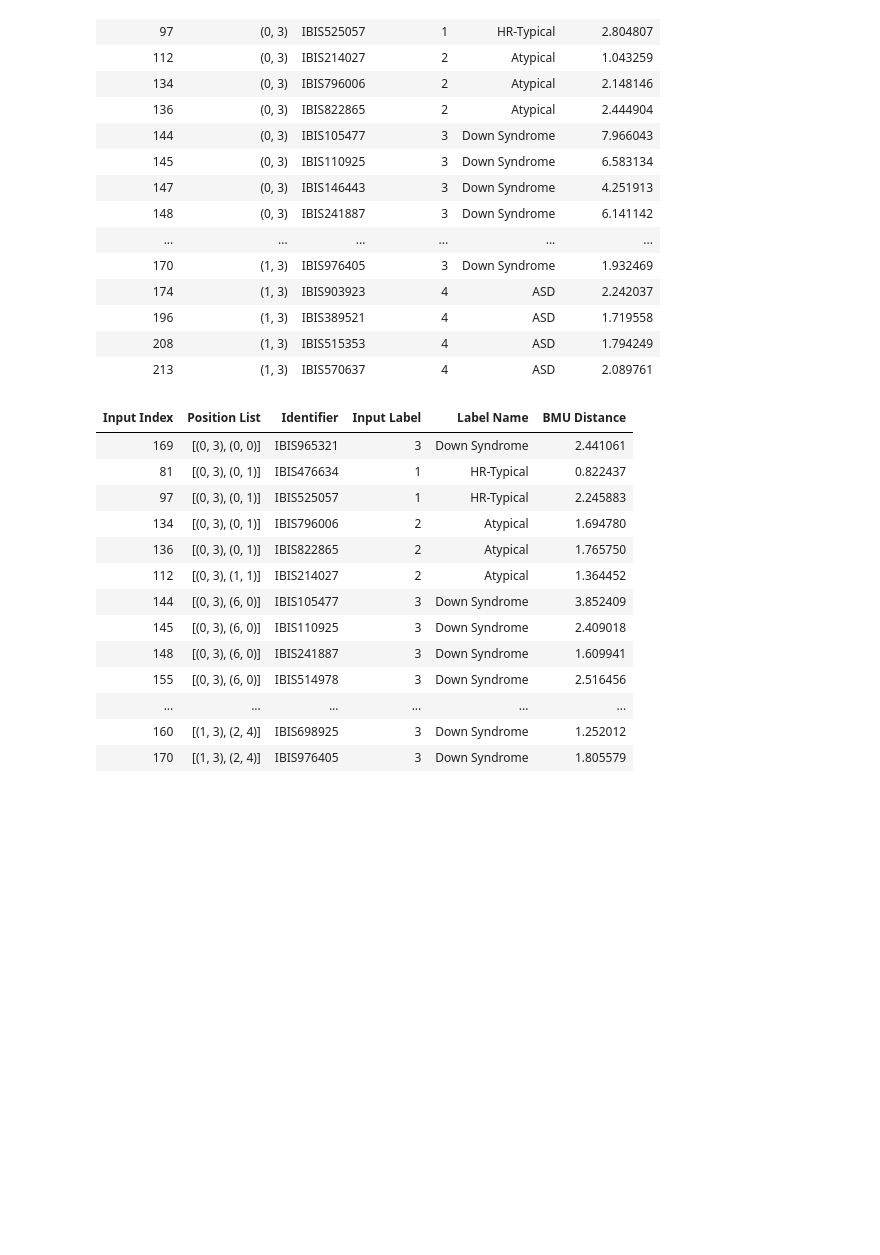
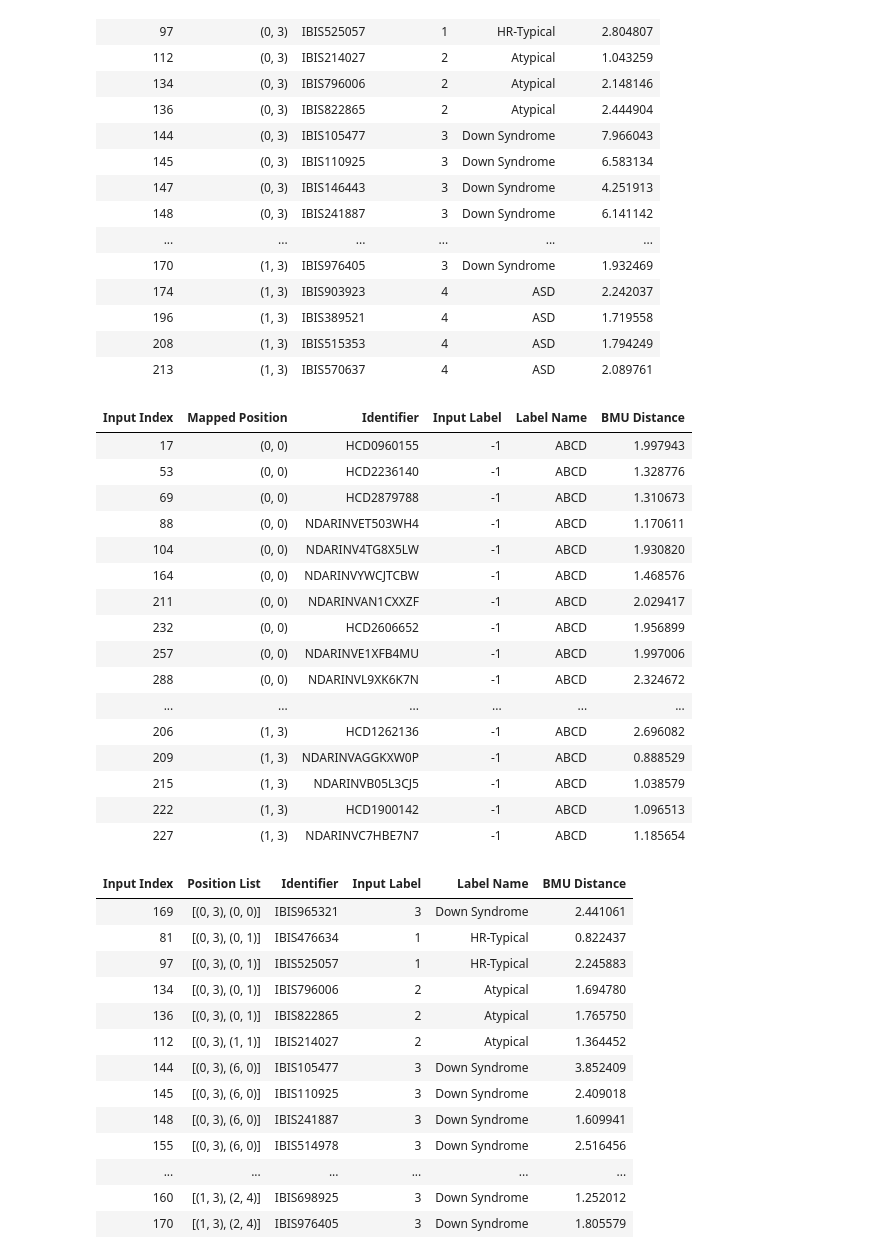
Before and after one commit to eonemli/ASD-OOD-Analysis, a Jupyter notebook: asd-analysis/test_ibis_asd_scorenorm_ghsom.ipynb, the cells around one changed output. Saved outputs shown, nothing was run; the diff lists cells and outputs as text; code cells hidden in the pictures; blank space fills up the shorter version.

```diff
--- a/asd-analysis/test_ibis_asd_scorenorm_ghsom.ipynb
+++ b/asd-analysis/test_ibis_asd_scorenorm_ghsom.ipynb
@@ -936,3 +936,27 @@ display_scrollable_dataframe_with_sticky_header(child_map_data_table)
 | 196 | (1, 3) | IBIS389521 | 4 | ASD | 1.719558 |
 | 208 | (1, 3) | IBIS515353 | 4 | ASD | 1.794249 |
 | 213 | (1, 3) | IBIS570637 | 4 | ASD | 2.089761 |
+# %%
+# Example usage: Define the mapping dictionary and extract data with BMU distances
+child_map_data_table_inliers = extract_data_for_specific_child_map_with_bmu_distances(train_mapped_zero_unit, dataset_id_to_name)
+
+# Display the table
+display_scrollable_dataframe_with_sticky_header(child_map_data_table_inliers)
+# %% [output]
+| Input Index | Mapped Position | Identifier | Input Label | Label Name | BMU Distance |
+| 17 | (0, 0) | HCD0960155 | -1 | ABCD | 1.997943 |
+| 53 | (0, 0) | HCD2236140 | -1 | ABCD | 1.328776 |
+| 69 | (0, 0) | HCD2879788 | -1 | ABCD | 1.310673 |
+| 88 | (0, 0) | NDARINVET503WH4 | -1 | ABCD | 1.170611 |
+| 104 | (0, 0) | NDARINV4TG8X5LW | -1 | ABCD | 1.930820 |
+| 164 | (0, 0) | NDARINVYWCJTCBW | -1 | ABCD | 1.468576 |
+| 211 | (0, 0) | NDARINVAN1CXXZF | -1 | ABCD | 2.029417 |
+| 232 | (0, 0) | HCD2606652 | -1 | ABCD | 1.956899 |
+| 257 | (0, 0) | NDARINVE1XFB4MU | -1 | ABCD | 1.997006 |
+| 288 | (0, 0) | NDARINVL9XK6K7N | -1 | ABCD | 2.324672 |
+| ... | ... | ... | ... | ... | ... |
+| 206 | (1, 3) | HCD1262136 | -1 | ABCD | 2.696082 |
+| 209 | (1, 3) | NDARINVAGGKXW0P | -1 | ABCD | 0.888529 |
+| 215 | (1, 3) | NDARINVB05L3CJ5 | -1 | ABCD | 1.038579 |
+| 222 | (1, 3) | HCD1900142 | -1 | ABCD | 1.096513 |
+| 227 | (1, 3) | NDARINVC7HBE7N7 | -1 | ABCD | 1.185654 |
```
Also changed, not shown: parts of 7 cells of this notebook, 13 other files.
